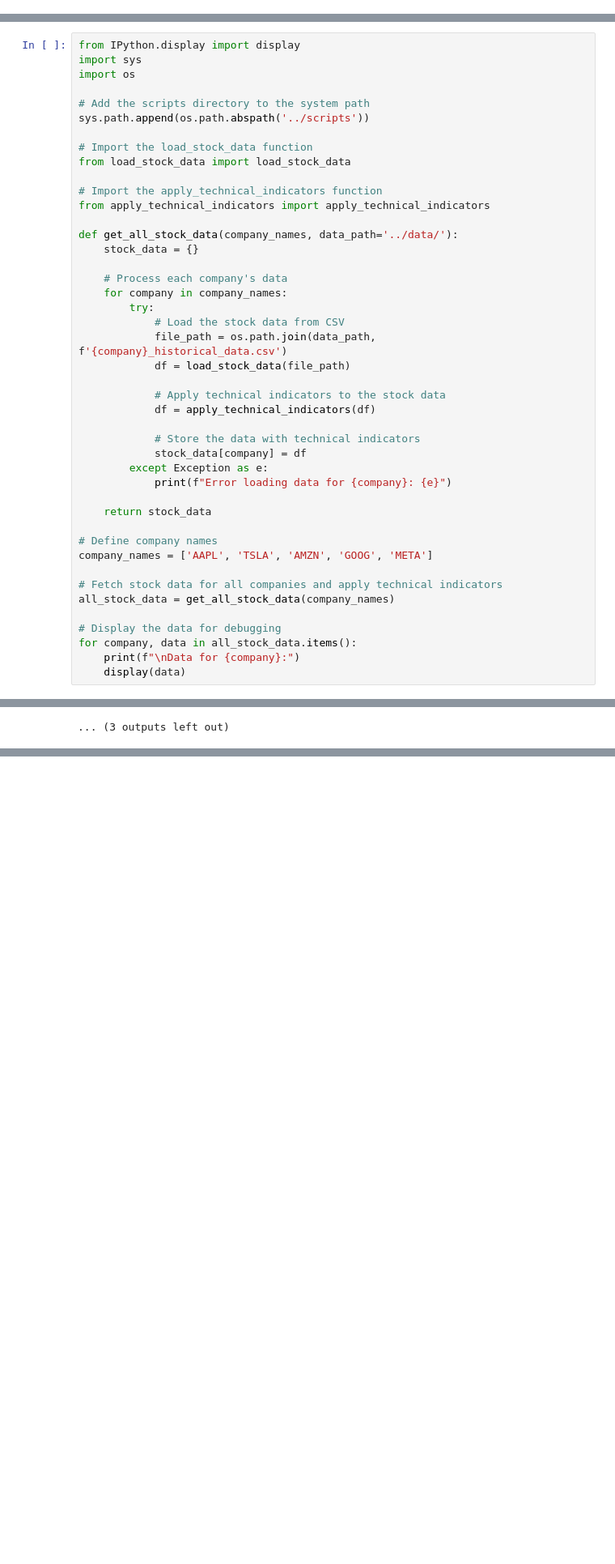
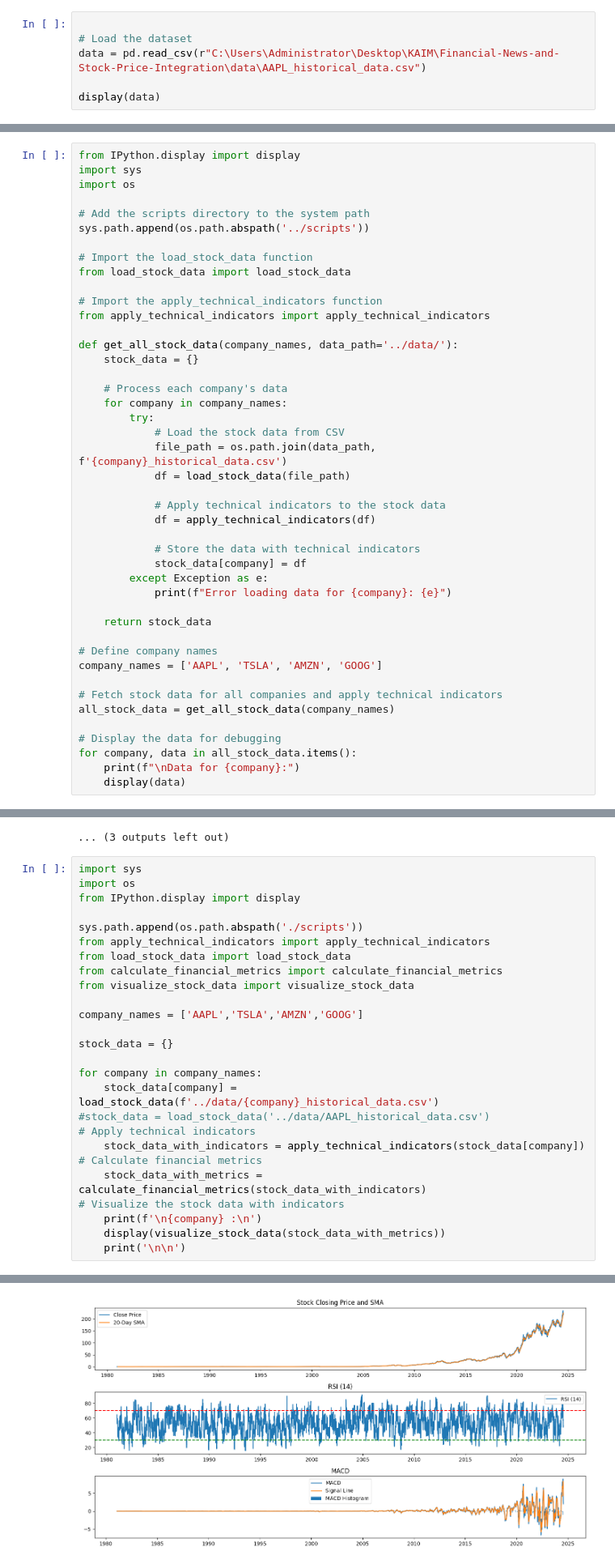
Before and after one commit to Semir1r/Financial-News-and-Stock-Price-Integration, a Jupyter notebook: notebooks/Eda.ipynb, the cells around one changed output, grey strips where cells are left out. Shown at 81% size. Drawn from its saved outputs; the diff is of its cells as text; blank space fills up the shorter version.

Commit message:
loading and preparing the data

```diff
--- a/notebooks/Eda.ipynb
+++ b/notebooks/Eda.ipynb
@@ -266,3 +266,9 @@ publication_date
 2020-06-10    807
 2020-06-11    544
 Name: count, Length: 2502, dtype: int64
+# %%
+
+# Load the dataset
+data = pd.read_csv(r"C:\Users\Administrator\Desktop\KAIM\Financial-News-and-Stock-Price-Integration\data\AAPL_historical_data.csv")
+
+display(data)
@@ -301,7 +321,7 @@ def get_all_stock_data(company_names, data_path='../data/'):
     return stock_data
 
 # Define company names
-company_names = ['AAPL', 'TSLA', 'AMZN', 'GOOG', 'META']
+company_names = ['AAPL', 'TSLA', 'AMZN', 'GOOG']
 
 # Fetch stock data for all companies and apply technical indicators
 all_stock_data = get_all_stock_data(company_names)
@@ -372,3 +392,30 @@ Data for GOOG:
 | 2024-07-30 | 171.830002 | 172.949997 | 170.119995 | 171.860001 | 171.860001 | 13681400 | 0.0 | 0.0 | 182.534501 | 37.920068 | ... |
 5020 rows × 13 columns
 ... (3 outputs left out)
+# %%
+import sys
+import os
+from IPython.display import display
+
+sys.path.append(os.path.abspath('./scripts'))
+from apply_technical_indicators import apply_technical_indicators
+from load_stock_data import load_stock_data
+from calculate_financial_metrics import calculate_financial_metrics
+from visualize_stock_data import visualize_stock_data
+
+company_names = ['AAPL','TSLA','AMZN','GOOG']
+
+stock_data = {}
+
+for company in company_names:
+    stock_data[company] = load_stock_data(f'../data/{company}_historical_data.csv')
+#stock_data = load_stock_data('../data/AAPL_historical_data.csv')
+# Apply technical indicators
+    stock_data_with_indicators = apply_technical_indicators(stock_data[company])
+# Calculate financial metrics
+    stock_data_with_metrics = calculate_financial_metrics(stock_data_with_indicators)
+# Visualize the stock data with indicators
+    print(f'\n{company} :\n')
+    display(visualize_stock_data(stock_data_with_metrics))
+    print('\n\n')
+# %% [output]
@@ -374,0 +423 @@ Data for GOOG:
+[figure, added]
```
Also changed, not shown: parts of 3 cells of this notebook, 3 other files.
